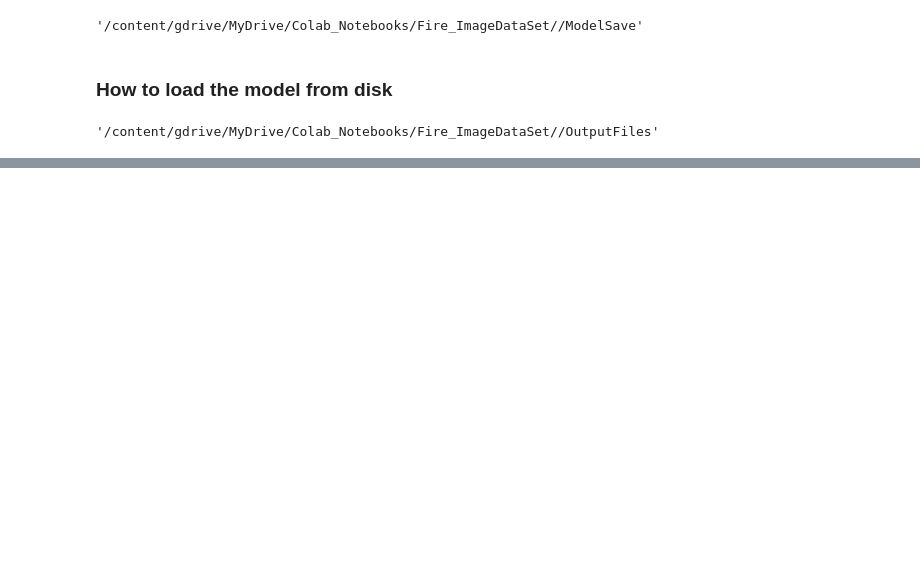
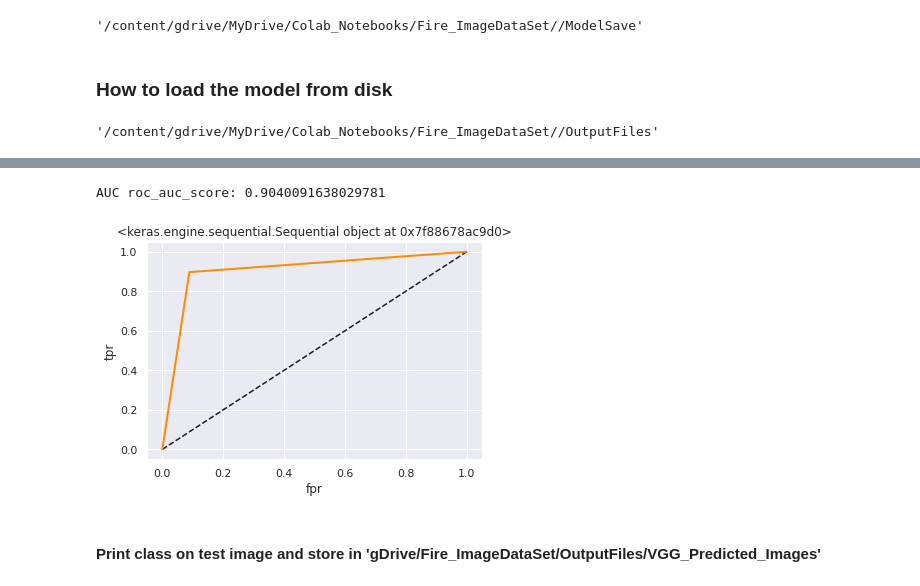
Before and after one commit to merrymasti015/CAP2022GRP09, a Jupyter notebook: PCAMZC321_Group09_FireEventDetection_PreProcessing.ipynb, the cells around one changed output, grey strips where cells are left out. Drawn from its saved outputs; the diff is of its cells as text; code cells hidden in the pictures; blank space fills up the shorter version.

```diff
--- a/PCAMZC321_Group09_FireEventDetection_PreProcessing.ipynb
+++ b/PCAMZC321_Group09_FireEventDetection_PreProcessing.ipynb
@@ -1336,0 +1586,10 @@ model = keras.models.load_model(ModelSave+'/'+model_name)
+# %%
+from sklearn.metrics import confusion_matrix
+from sklearn.metrics import classification_report
+
+# Convert  nominal variable to numeric for calculating recall , precision , fp , tp , auc etc
+EvalFinalOutput['ActualClass'] = EvalFinalOutput['ActualClass'].map({"Fire":1, "Neutral":0})
+EvalFinalOutput['PredictedClass'] = EvalFinalOutput['PredictedClass'].map({"Fire":1, "Neutral":0})
+
+
+EvalFinalOutput
@@ -1336,0 +1610,7 @@ model = keras.models.load_model(ModelSave+'/'+model_name)
+# %%
+# Convert Dataframe
+# column to list using list() function in Python
+# actual values
+actual = list(EvalFinalOutput["ActualClass"])
+# predicted values
+predicted = list(EvalFinalOutput["PredictedClass"])
@@ -1336,0 +1644,27 @@ model = keras.models.load_model(ModelSave+'/'+model_name)
+# %%
+from sklearn.metrics import roc_curve, auc
+from sklearn.metrics import roc_auc_score
+Model_accuracy = {}
+# %%
+def plot_roc_curve(model, yTest, yPred):
+    fpr, tpr, thresholds = roc_curve(yTest, yPred)
+    roc_auc = auc(fpr, tpr)
+    lw = 2
+    #print('AUC area:', roc_auc)
+    Model_accuracy[model] = roc_auc_score(yTest,yPred)
+    print('AUC roc_auc_score:', roc_auc_score(yTest,yPred))
+    plt.plot([0,1],[0,1],'k--')
+    #plt.plot(fpr,tpr, label='ROC curve (area = %0.2f)' % roc_auc)
+    plt.plot(fpr, tpr, color='darkorange',
+         lw=lw, label='ROC curve (area = %0.2f)' % roc_auc)
+    plt.xlabel('fpr')
+    plt.ylabel('tpr')
+    plt.title(model)
+    plt.show()
+# %%
+plot_roc_curve(model,actual,  predicted)
+# %% [output]
+AUC roc_auc_score: 0.9040091638029781
+[figure, added]
+# %% [markdown]
+#### Print class on test image and store in 'gDrive/Fire_ImageDataSet/OutputFiles/VGG_Predicted_Images'
```
Also changed, not shown: parts of 46 cells of this notebook.
